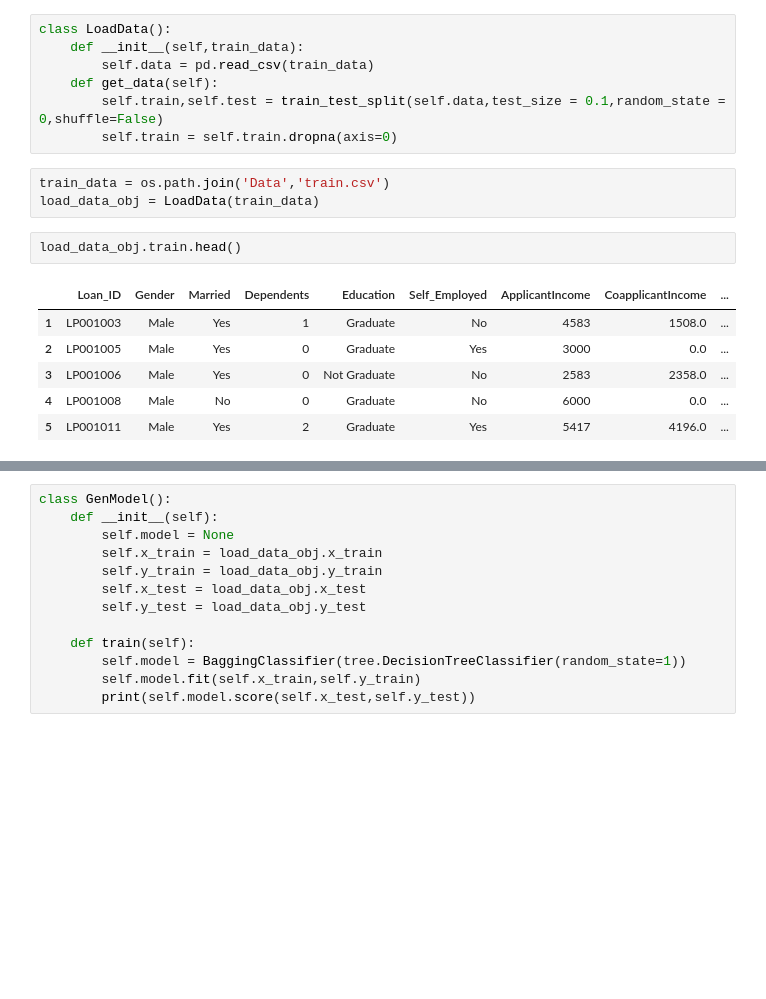
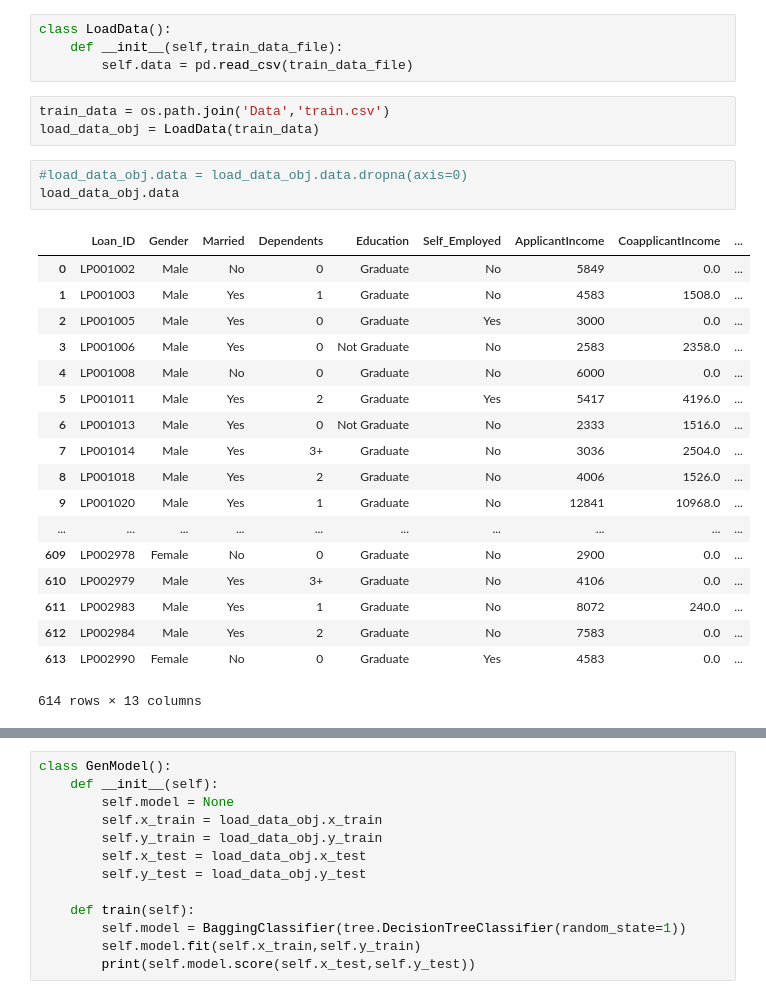
Before and after one commit to joydeb28/Machine-Learning-Notebooks, a Jupyter notebook: Loan_Prediction/ML_Base.ipynb, the cells around one changed output, grey strips where cells are left out. Saved outputs shown, nothing was run; the diff lists cells and outputs as text; blank space fills up the shorter version.

```diff
--- a/Loan_Prediction/ML_Base.ipynb
+++ b/Loan_Prediction/ML_Base.ipynb
@@ -14,24 +14,34 @@ from sklearn.model_selection import train_test_split
 from sklearn.linear_model import LogisticRegression
 from sklearn.ensemble import BaggingClassifier
 from sklearn import tree
-# %%
-class LoadData():
-    def __init__(self,train_data):
-        self.data = pd.read_csv(train_data)
-    def get_data(self):
-        self.train,self.test = train_test_split(self.data,test_size = 0.1,random_state = 0,shuffle=False)
-        self.train = self.train.dropna(axis=0)
+# %%
+class LoadData():
+    def __init__(self,train_data_file):
+        self.data = pd.read_csv(train_data_file)
 # %%
 train_data = os.path.join('Data','train.csv')
 load_data_obj = LoadData(train_data)
-# %%
-load_data_obj.train.head()
-# %% [output]
-|  | Loan_ID | Gender | Married | Dependents | Education | Self_Employed | ApplicantIncome | CoapplicantIncome | ... |
-| 1 | LP001003 | Male | Yes | 1 | Graduate | No | 4583 | 1508.0 | ... |
-| 2 | LP001005 | Male | Yes | 0 | Graduate | Yes | 3000 | 0.0 | ... |
-| 3 | LP001006 | Male | Yes | 0 | Not Graduate | No | 2583 | 2358.0 | ... |
-| 4 | LP001008 | Male | No | 0 | Graduate | No | 6000 | 0.0 | ... |
-| 5 | LP001011 | Male | Yes | 2 | Graduate | Yes | 5417 | 4196.0 | ... |
+# %%
+#load_data_obj.data = load_data_obj.data.dropna(axis=0)
+load_data_obj.data
+# %% [output]
+|  | Loan_ID | Gender | Married | Dependents | Education | Self_Employed | ApplicantIncome | CoapplicantIncome | ... |
+| 0 | LP001002 | Male | No | 0 | Graduate | No | 5849 | 0.0 | ... |
+| 1 | LP001003 | Male | Yes | 1 | Graduate | No | 4583 | 1508.0 | ... |
+| 2 | LP001005 | Male | Yes | 0 | Graduate | Yes | 3000 | 0.0 | ... |
+| 3 | LP001006 | Male | Yes | 0 | Not Graduate | No | 2583 | 2358.0 | ... |
+| 4 | LP001008 | Male | No | 0 | Graduate | No | 6000 | 0.0 | ... |
+| 5 | LP001011 | Male | Yes | 2 | Graduate | Yes | 5417 | 4196.0 | ... |
+| 6 | LP001013 | Male | Yes | 0 | Not Graduate | No | 2333 | 1516.0 | ... |
+| 7 | LP001014 | Male | Yes | 3+ | Graduate | No | 3036 | 2504.0 | ... |
+| 8 | LP001018 | Male | Yes | 2 | Graduate | No | 4006 | 1526.0 | ... |
+| 9 | LP001020 | Male | Yes | 1 | Graduate | No | 12841 | 10968.0 | ... |
+| ... | ... | ... | ... | ... | ... | ... | ... | ... | ... |
+| 609 | LP002978 | Female | No | 0 | Graduate | No | 2900 | 0.0 | ... |
+| 610 | LP002979 | Male | Yes | 3+ | Graduate | No | 4106 | 0.0 | ... |
+| 611 | LP002983 | Male | Yes | 1 | Graduate | No | 8072 | 240.0 | ... |
+| 612 | LP002984 | Male | Yes | 2 | Graduate | No | 7583 | 0.0 | ... |
+| 613 | LP002990 | Female | No | 0 | Graduate | Yes | 4583 | 0.0 | ... |
+614 rows × 13 columns
 # %%
 class Preprocessing():
```
Also changed, not shown: parts of 2 cells of this notebook.
